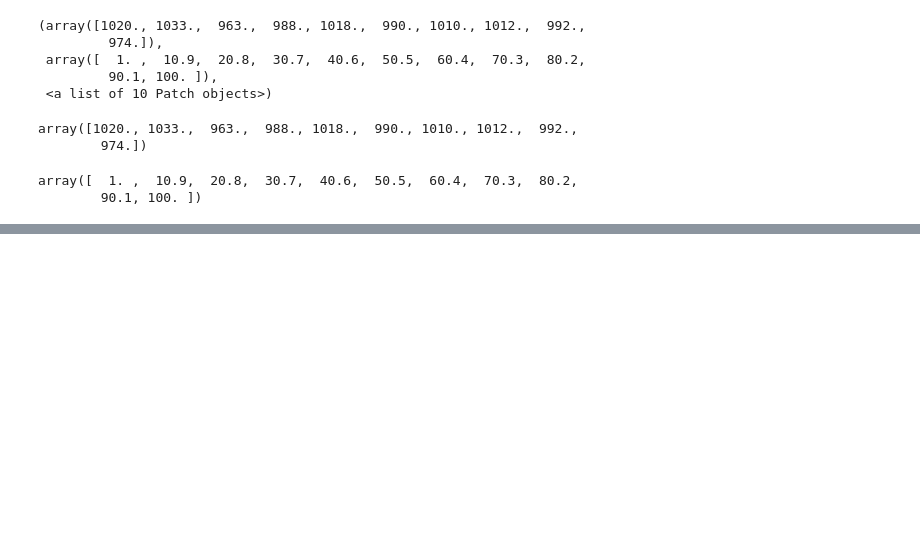
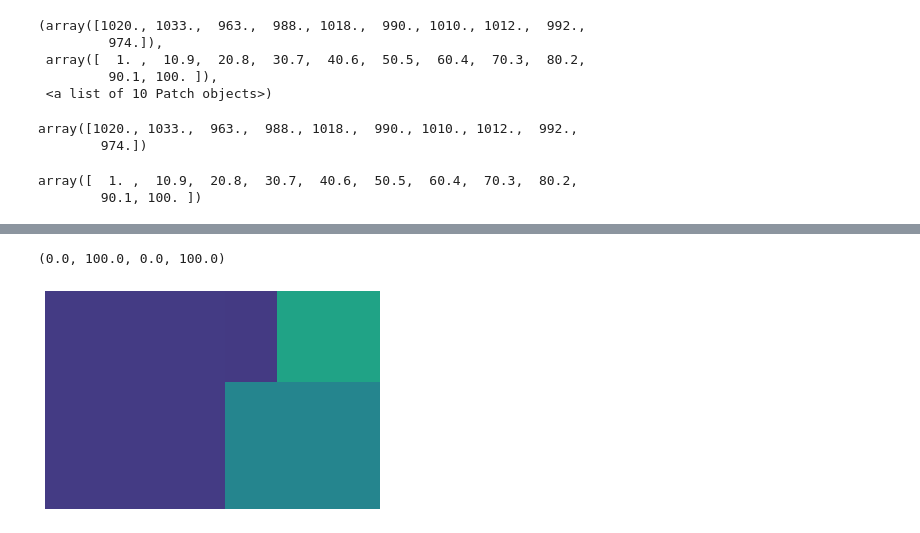
Before and after one commit to Jaomiew/data_viz_2022, a Jupyter notebook: DataViz04_Data_Comparison.ipynb, the cells around one changed output, grey strips where cells are left out. Saved outputs shown, nothing was run; the diff lists cells and outputs as text; code cells hidden in the pictures; blank space fills up the shorter version.

```diff
--- a/DataViz04_Data_Comparison.ipynb
+++ b/DataViz04_Data_Comparison.ipynb
@@ -349,0 +362,8 @@ array([  1. ,  10.9,  20.8,  30.7,  40.6,  50.5,  60.4,  70.3,  80.2,
+# %%
+data = [500, 250, 60, 120]
+# %%
+squarify.plot(data)
+plt.axis('off')
+# %% [output]
+(0.0, 100.0, 0.0, 100.0)
+[figure, added]
```
Also changed, not shown: parts of 22 cells of this notebook.
